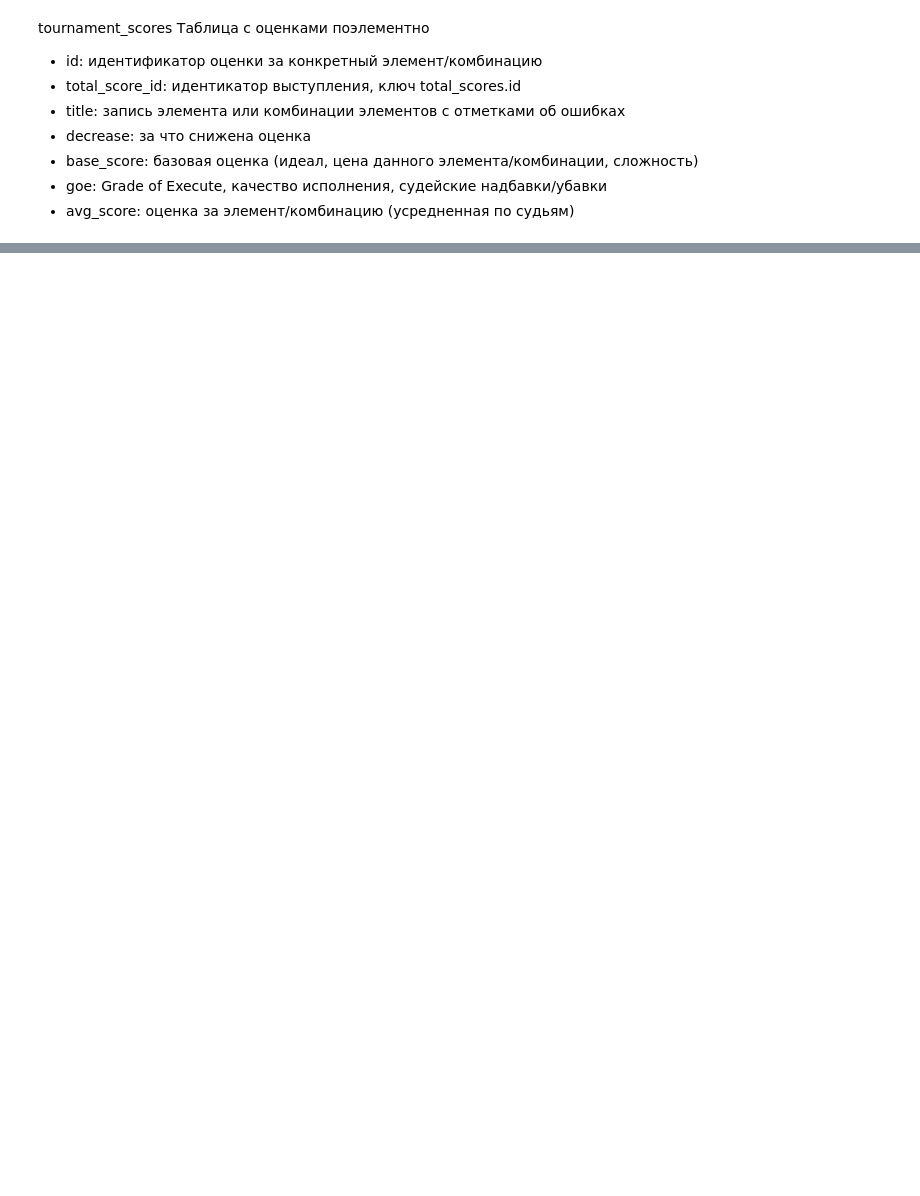
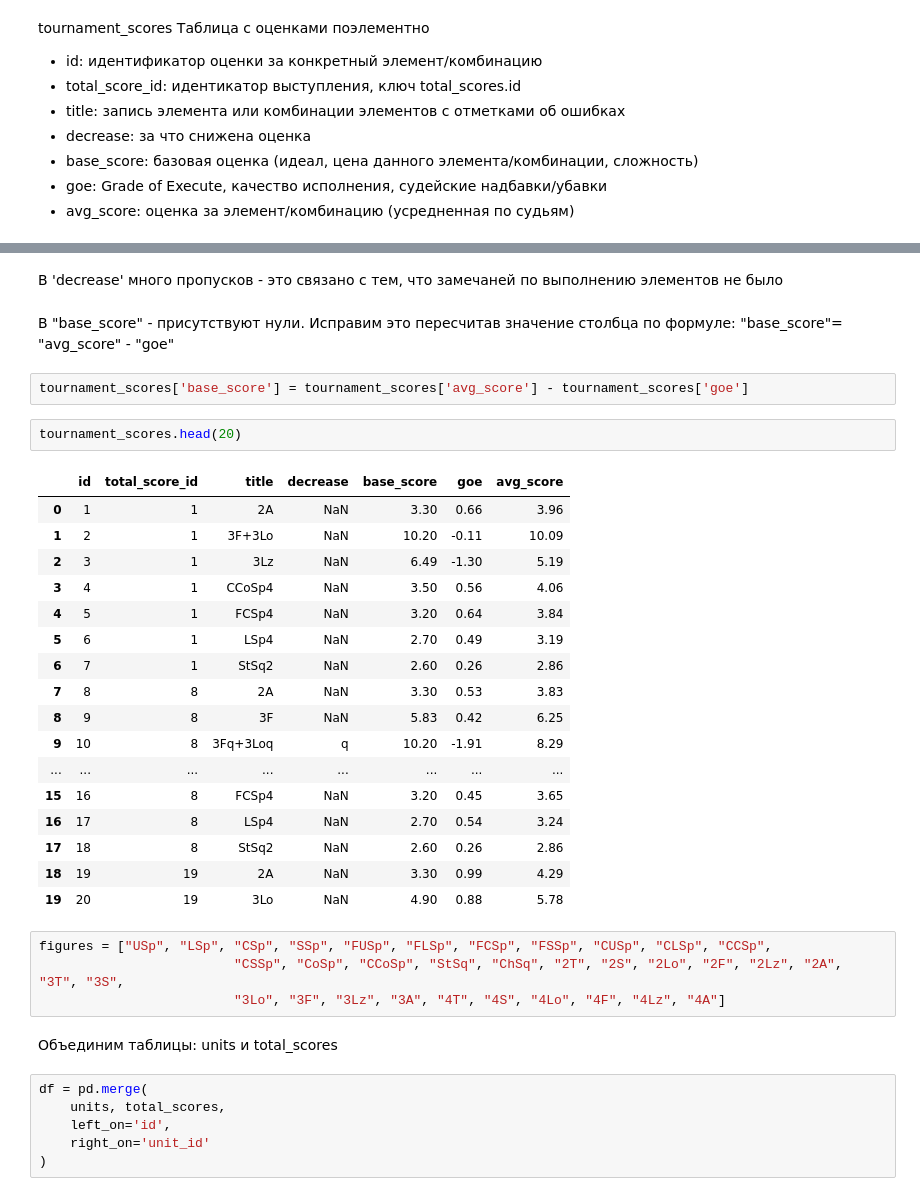
Before and after one commit to keda88/Portfolio, a Jupyter notebook: My champion/My champion.ipynb, the cells around one changed output, grey strips where cells are left out. Drawn from its saved outputs; the diff is of its cells as text; blank space fills up the shorter version.

```diff
--- a/My champion/My champion.ipynb
+++ b/My champion/My champion.ipynb
@@ -206,0 +250,38 @@ tournament_scores Таблица с оценками поэлементно
+# %% [markdown]
+В 'decrease'  много пропусков - это связано с тем, что замечаней по выполнению элементов не было
+# %% [markdown]
+В "base_score" - присутствуют нули. Исправим это пересчитав значение столбца по формуле: "base_score"= "avg_score" - "goe"
+# %%
+tournament_scores['base_score'] = tournament_scores['avg_score'] - tournament_scores['goe']
+# %%
+tournament_scores.head(20)
+# %% [output]
+|  | id | total_score_id | title | decrease | base_score | goe | avg_score |
+| 0 | 1 | 1 | 2A | NaN | 3.30 | 0.66 | 3.96 |
+| 1 | 2 | 1 | 3F+3Lo | NaN | 10.20 | -0.11 | 10.09 |
+| 2 | 3 | 1 | 3Lz | NaN | 6.49 | -1.30 | 5.19 |
+| 3 | 4 | 1 | CCoSp4 | NaN | 3.50 | 0.56 | 4.06 |
+| 4 | 5 | 1 | FCSp4 | NaN | 3.20 | 0.64 | 3.84 |
+| 5 | 6 | 1 | LSp4 | NaN | 2.70 | 0.49 | 3.19 |
+| 6 | 7 | 1 | StSq2 | NaN | 2.60 | 0.26 | 2.86 |
+| 7 | 8 | 8 | 2A | NaN | 3.30 | 0.53 | 3.83 |
+| 8 | 9 | 8 | 3F | NaN | 5.83 | 0.42 | 6.25 |
+| 9 | 10 | 8 | 3Fq+3Loq | q | 10.20 | -1.91 | 8.29 |
+| ... | ... | ... | ... | ... | ... | ... | ... |
+| 15 | 16 | 8 | FCSp4 | NaN | 3.20 | 0.45 | 3.65 |
+| 16 | 17 | 8 | LSp4 | NaN | 2.70 | 0.54 | 3.24 |
+| 17 | 18 | 8 | StSq2 | NaN | 2.60 | 0.26 | 2.86 |
+| 18 | 19 | 19 | 2A | NaN | 3.30 | 0.99 | 4.29 |
+| 19 | 20 | 19 | 3Lo | NaN | 4.90 | 0.88 | 5.78 |
+# %%
+figures = ["USp", "LSp", "CSp", "SSp", "FUSp", "FLSp", "FCSp", "FSSp", "CUSp", "CLSp", "CCSp",
+                         "CSSp", "CoSp", "CCoSp", "StSq", "ChSq", "2T", "2S", "2Lo", "2F", "2Lz", "2A", "3T", "3S",
+                         "3Lo", "3F", "3Lz", "3A", "4T", "4S", "4Lo", "4F", "4Lz", "4A"]
+# %% [markdown]
+Объединим таблицы: units и total_scores
+# %%
+df = pd.merge(
+    units, total_scores,
+    left_on='id',
+    right_on='unit_id'
+)
```
Also changed, not shown: parts of 44 cells of this notebook.
